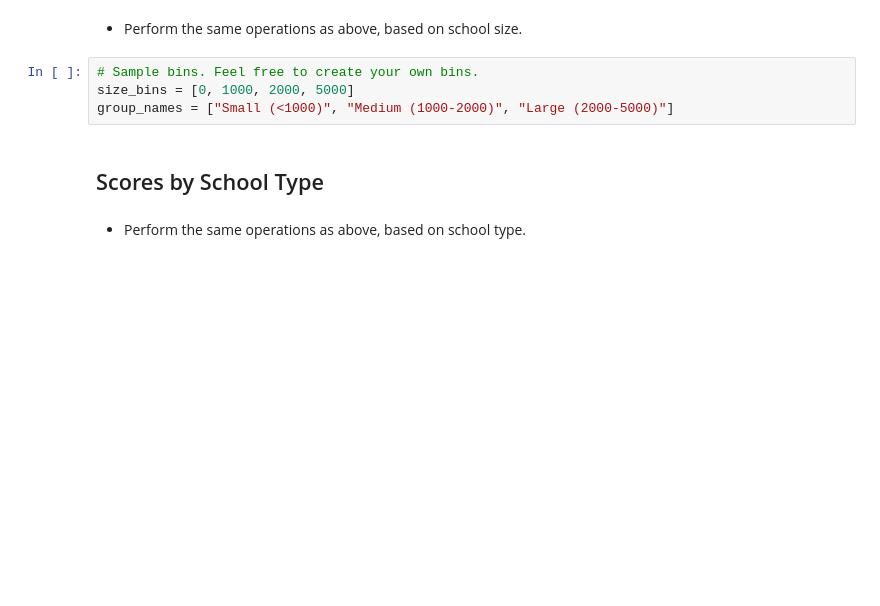
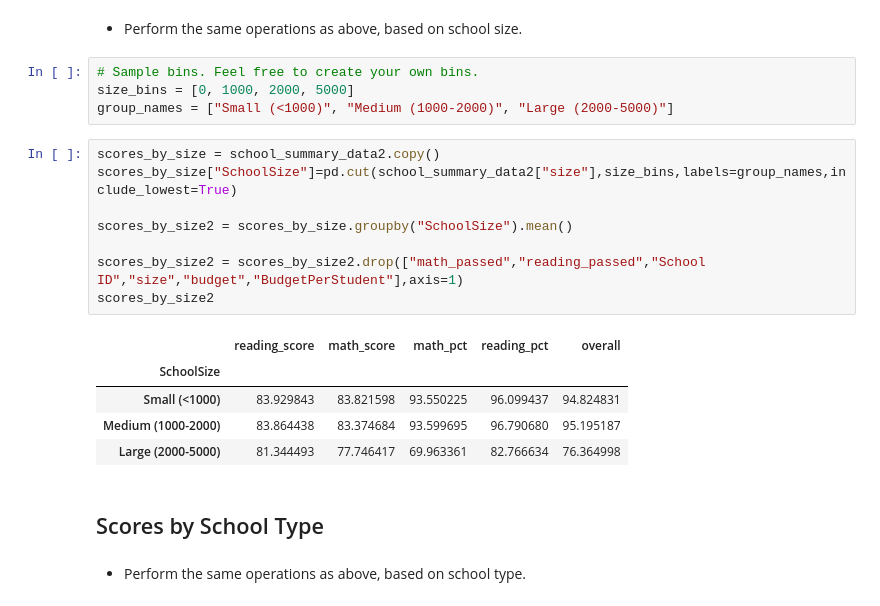
Before and after one commit to nvanlangen/pandas-challenge, a Jupyter notebook: PyCitySchools/PyCitySchools_NVL.ipynb, the cells around one changed output. Saved outputs shown, nothing was run; the diff lists cells and outputs as text; blank space fills up the shorter version.

```diff
--- a/PyCitySchools/PyCitySchools_NVL.ipynb
+++ b/PyCitySchools/PyCitySchools_NVL.ipynb
@@ -225,6 +338,20 @@ group_names = ["<$585", "$585-615", "$615-645", "$645-675"]
 # Sample bins. Feel free to create your own bins.
 size_bins = [0, 1000, 2000, 5000]
 group_names = ["Small (<1000)", "Medium (1000-2000)", "Large (2000-5000)"]
+# %%
+scores_by_size = school_summary_data2.copy()
+scores_by_size["SchoolSize"]=pd.cut(school_summary_data2["size"],size_bins,labels=group_names,include_lowest=True)
+
+scores_by_size2 = scores_by_size.groupby("SchoolSize").mean()
+
+scores_by_size2 = scores_by_size2.drop(["math_passed","reading_passed","School ID","size","budget","BudgetPerStudent"],axis=1)
+scores_by_size2
+# %% [output]
+|  | reading_score | math_score | math_pct | reading_pct | overall |
+| SchoolSize |  |  |  |  |  |
+| Small (<1000) | 83.929843 | 83.821598 | 93.550225 | 96.099437 | 94.824831 |
+| Medium (1000-2000) | 83.864438 | 83.374684 | 93.599695 | 96.790680 | 95.195187 |
+| Large (2000-5000) | 81.344493 | 77.746417 | 69.963361 | 82.766634 | 76.364998 |
 # %% [markdown]
 ## Scores by School Type
 # %% [markdown]
```
Also changed, not shown: parts of 5 cells of this notebook.
